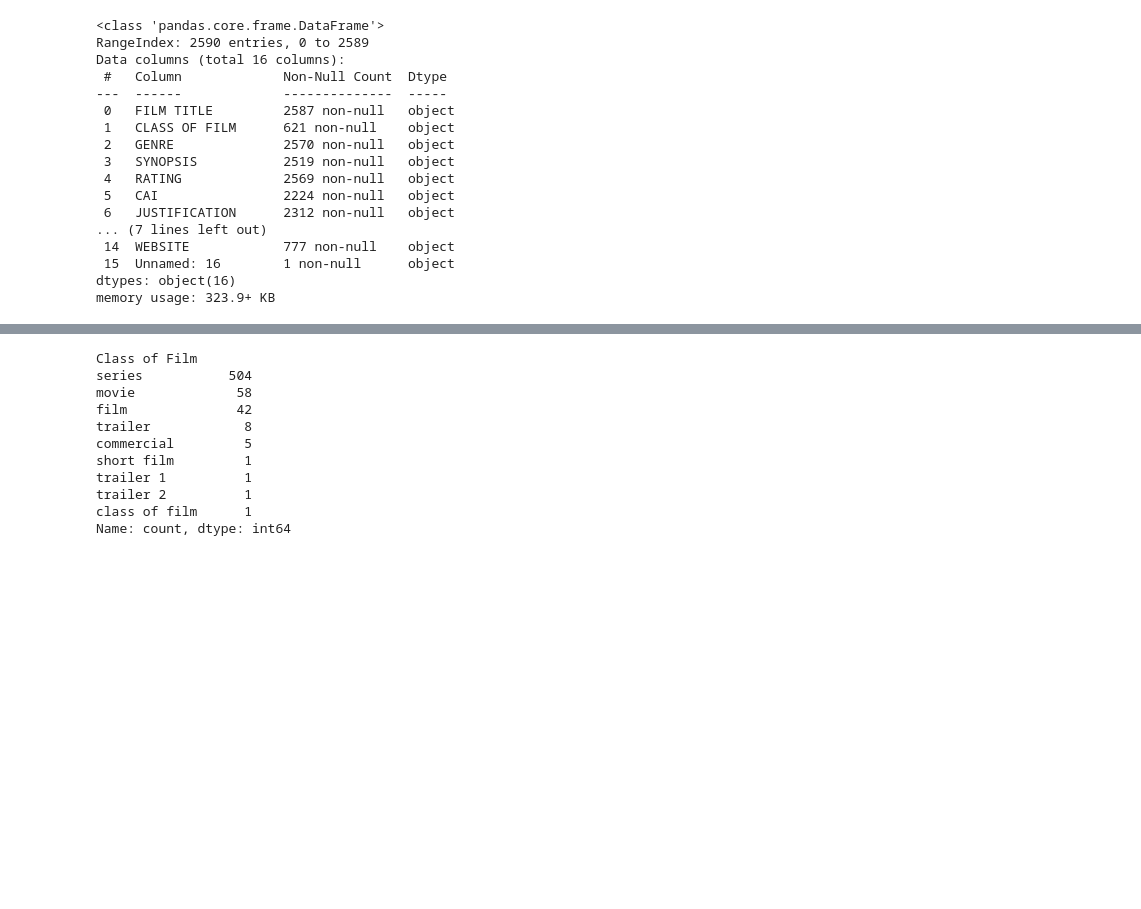
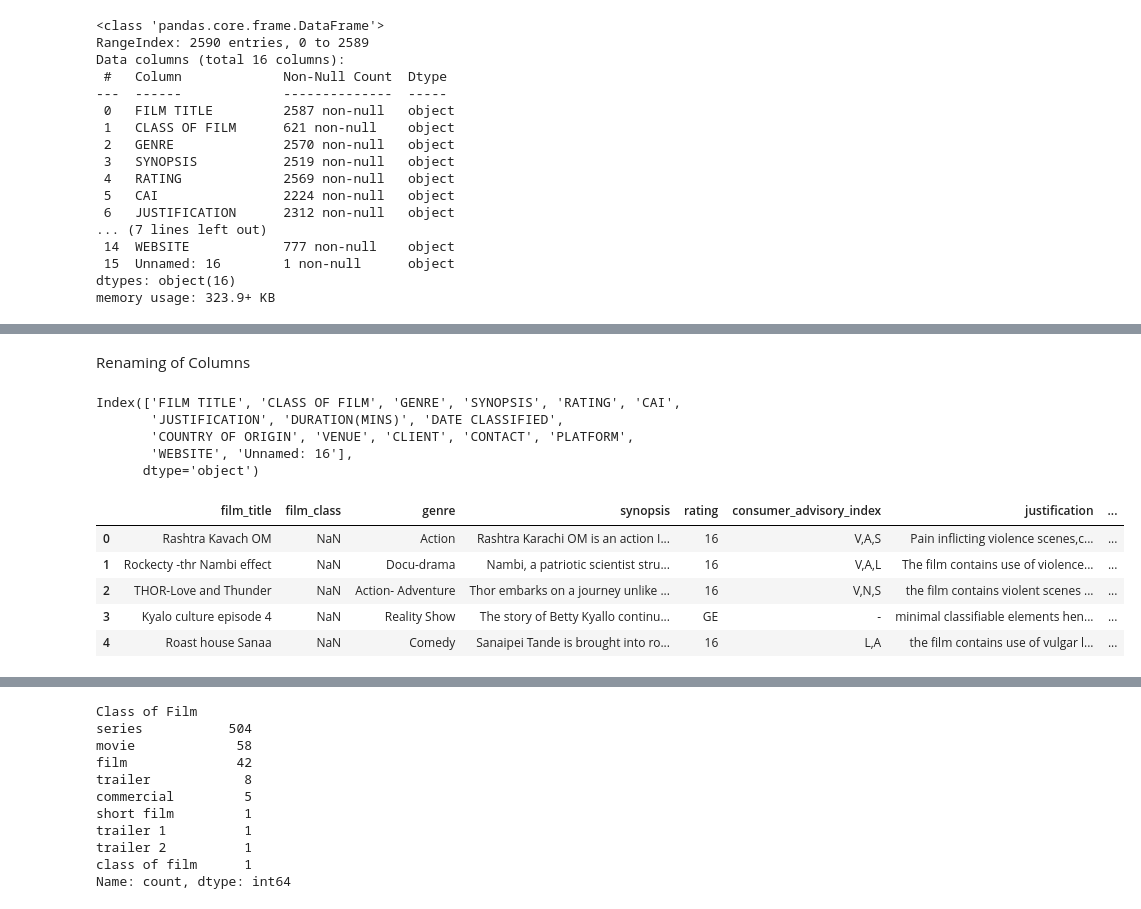
Before and after one commit to cminyade/Data_Alchemists, a Jupyter notebook: Data_Alchemists.ipynb, the cells around one changed output, grey strips where cells are left out. Cells and saved outputs as stored; diff of their text form; code cells hidden in the pictures; blank space fills up the shorter version.

```diff
--- a/Data_Alchemists.ipynb
+++ b/Data_Alchemists.ipynb
@@ -217,3 +244,0 @@ NameError: name 'clean_df' is not defined
-# %%
-# Merge all
-merged_df = pd.concat([df1_clean, df2_clean, df3_clean, df4_clean], ignore_index=True)
@@ -276,0 +262,41 @@ dtype: int64
+# %% [markdown]
+Renaming of Columns
+# %%
+merged_df.columns
+# %% [output]
+Index(['FILM TITLE', 'CLASS OF FILM', 'GENRE', 'SYNOPSIS', 'RATING', 'CAI',
+       'JUSTIFICATION', 'DURATION(MINS)', 'DATE CLASSIFIED',
+       'COUNTRY OF ORIGIN', 'VENUE', 'CLIENT', 'CONTACT', 'PLATFORM',
+       'WEBSITE', 'Unnamed: 16'],
+      dtype='object')
+# %%
+new_column_names = {
+    'Unnamed: 0': 'old_index',
+    'NO': 'no',
+    'FILM TITLE': 'film_title',
+    'CLASS OF FILM': 'film_class',
+    'NAME OF FILM': 'film_name',
+    'GENRE': 'genre',
+    'DATE CLASSIFIED': 'date_classified',
+    'SYNOPSIS': 'synopsis',
+    'CLIENT': 'client',
+    'COUNTRY OF ORIGIN': 'country_of_origin',
+    'RATING': 'rating',
+    'CAI': 'consumer_advisory_index',
+    'JUSTIFICATION': 'justification',
+    'DURATION(MINS)':  'duration_mins',
+    'VENUE': 'venue',
+    'CONTACT': 'contact',
+    'PLATFORM': 'platform',
+    'WEBSITE': 'website'
+}
+# %%
+merged_df.rename(columns=new_column_names, inplace=True)
+merged_df.head()
+# %% [output]
+|  | film_title | film_class | genre | synopsis | rating | consumer_advisory_index | justification | ... |
+| 0 | Rashtra Kavach OM | NaN | Action | Rashtra Karachi OM is an action I... | 16 | V,A,S | Pain inflicting violence scenes,c... | ... |
+| 1 | Rockecty -thr Nambi effect | NaN | Docu-drama | Nambi, a patriotic scientist stru... | 16 | V,A,L | The film contains use of violence... | ... |
+| 2 | THOR-Love and Thunder | NaN | Action- Adventure | Thor embarks on a journey unlike ... | 16 | V,N,S | the film contains violent scenes ... | ... |
+| 3 | Kyalo culture episode 4 | NaN | Reality Show | The story of Betty Kyallo continu... | GE | - | minimal classifiable elements hen... | ... |
+| 4 | Roast house Sanaa | NaN | Comedy | Sanaipei Tande is brought into ro... | 16 | L,A | the film contains use of vulgar l... | ... |
```
Also changed, not shown: parts of 39 cells of this notebook.
